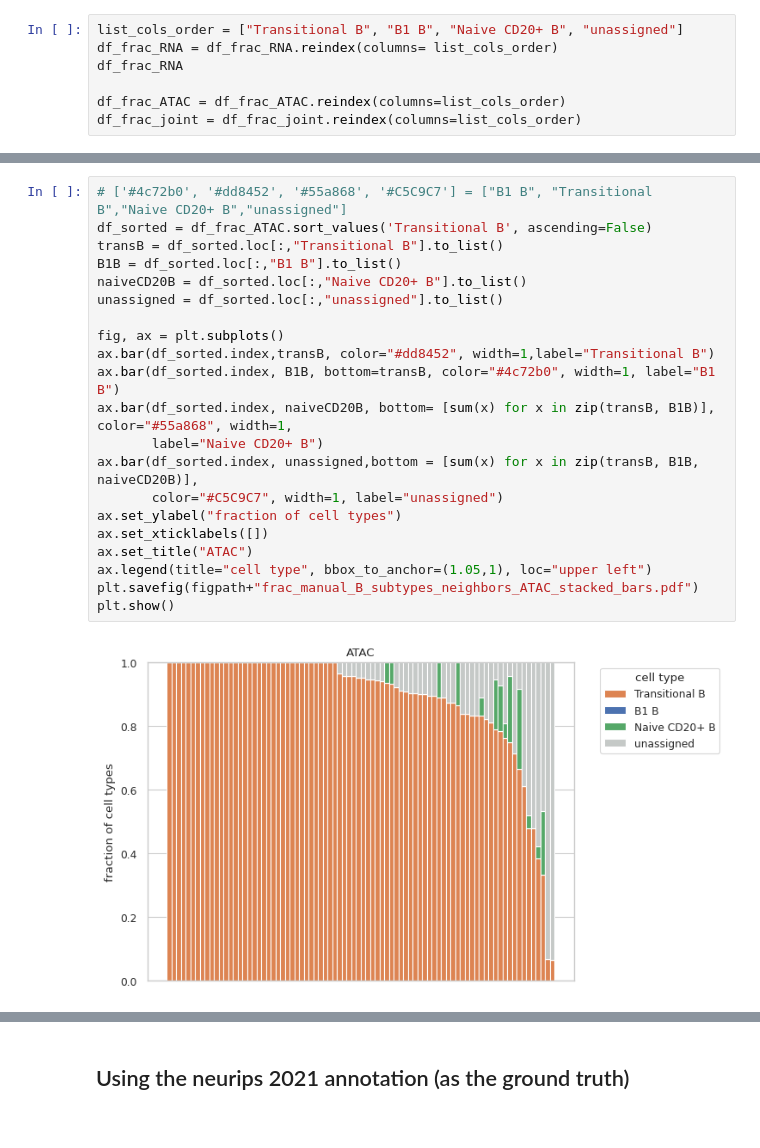
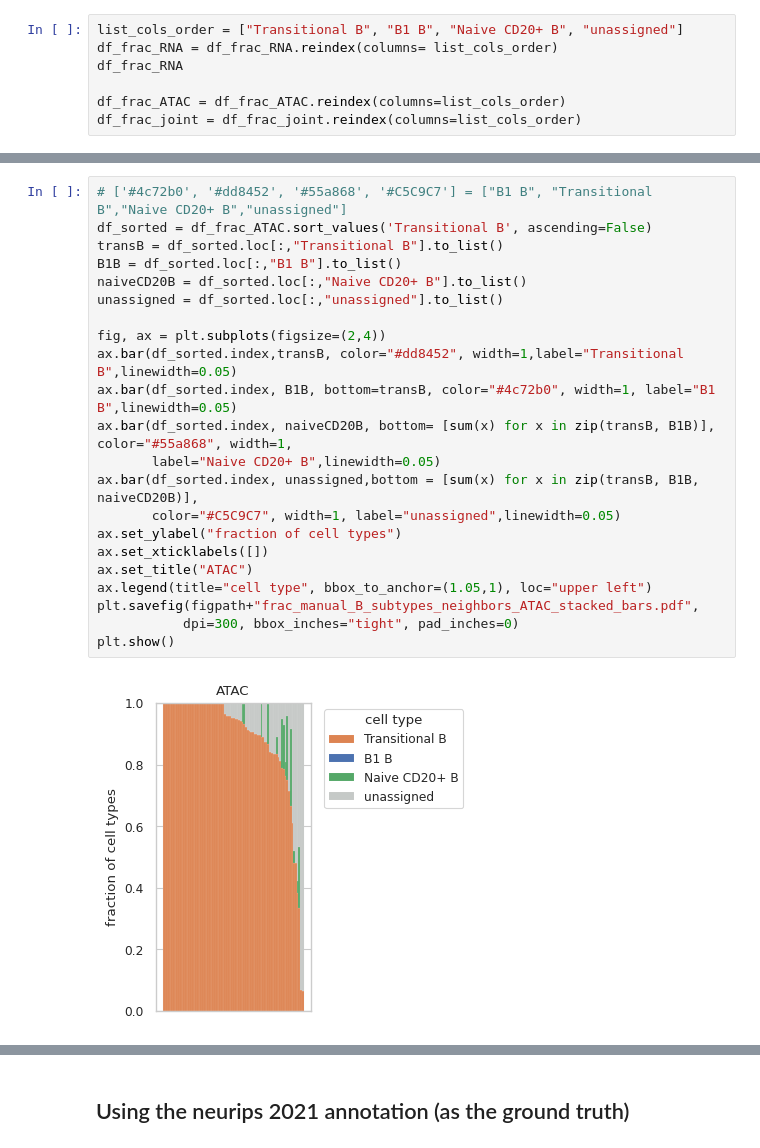
Before and after one commit to czbiohub-sf/celltype_annotation_tutorial, a Jupyter notebook: notebooks/Fig4S1_RNA_ATAC_celltype_distances.ipynb, the cells around one changed output, grey strips where cells are left out. Cells and saved outputs as stored; diff of their text form.

Commit message:
added more figure panels for the ATAC figure

```diff
--- a/notebooks/Fig4S1_RNA_ATAC_celltype_distances.ipynb
+++ b/notebooks/Fig4S1_RNA_ATAC_celltype_distances.ipynb
@@ -920,26 +896,27 @@ plt.show()
 # %%
 # ['#4c72b0', '#dd8452', '#55a868', '#C5C9C7'] = ["B1 B", "Transitional B","Naive CD20+ B","unassigned"]
 df_sorted = df_frac_ATAC.sort_values('Transitional B', ascending=False)
 transB = df_sorted.loc[:,"Transitional B"].to_list()
 B1B = df_sorted.loc[:,"B1 B"].to_list()
 naiveCD20B = df_sorted.loc[:,"Naive CD20+ B"].to_list()
 unassigned = df_sorted.loc[:,"unassigned"].to_list()
 
-fig, ax = plt.subplots()
-ax.bar(df_sorted.index,transB, color="#dd8452", width=1,label="Transitional B")
-ax.bar(df_sorted.index, B1B, bottom=transB, color="#4c72b0", width=1, label="B1 B")
+fig, ax = plt.subplots(figsize=(2,4))
+ax.bar(df_sorted.index,transB, color="#dd8452", width=1,label="Transitional B",linewidth=0.05)
+ax.bar(df_sorted.index, B1B, bottom=transB, color="#4c72b0", width=1, label="B1 B",linewidth=0.05)
 ax.bar(df_sorted.index, naiveCD20B, bottom= [sum(x) for x in zip(transB, B1B)], color="#55a868", width=1,
-       label="Naive CD20+ B")
+       label="Naive CD20+ B",linewidth=0.05)
 ax.bar(df_sorted.index, unassigned,bottom = [sum(x) for x in zip(transB, B1B, naiveCD20B)],
-       color="#C5C9C7", width=1, label="unassigned")
+       color="#C5C9C7", width=1, label="unassigned",linewidth=0.05)
 ax.set_ylabel("fraction of cell types")
 ax.set_xticklabels([])
 ax.set_title("ATAC")
 ax.legend(title="cell type", bbox_to_anchor=(1.05,1), loc="upper left")
-plt.savefig(figpath+"frac_manual_B_subtypes_neighbors_ATAC_stacked_bars.pdf")
+plt.savefig(figpath+"frac_manual_B_subtypes_neighbors_ATAC_stacked_bars.pdf",
+           dpi=300, bbox_inches="tight", pad_inches=0)
 plt.show()
 # %% [output]
-[figure, old version]
+[figure, new version]
 # %%
 # ['#4c72b0', '#dd8452', '#55a868', '#C5C9C7'] = ["B1 B", "Transitional B","Naive CD20+ B","unassigned"]
 df_sorted = df_frac_joint.sort_values('Transitional B', ascending=False)
```
Also changed, not shown: parts of 16 cells of this notebook, 11 other files.
